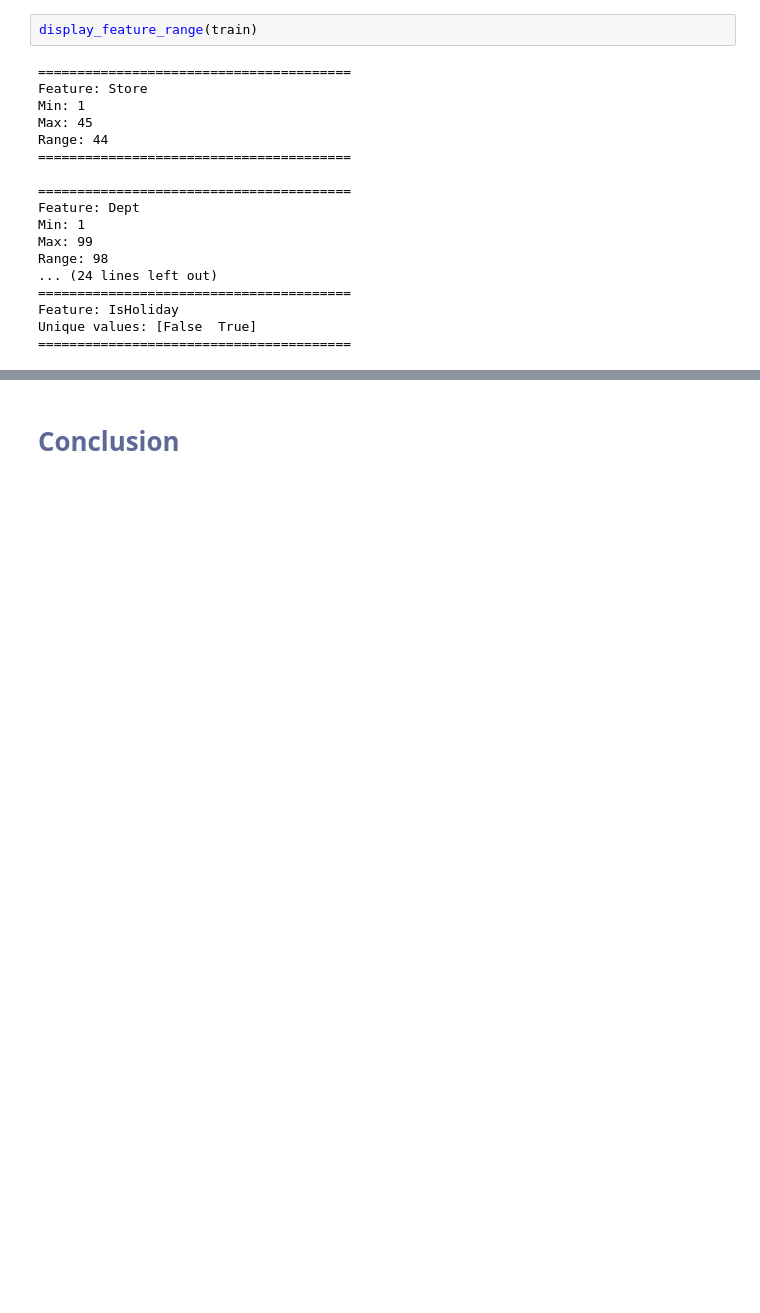
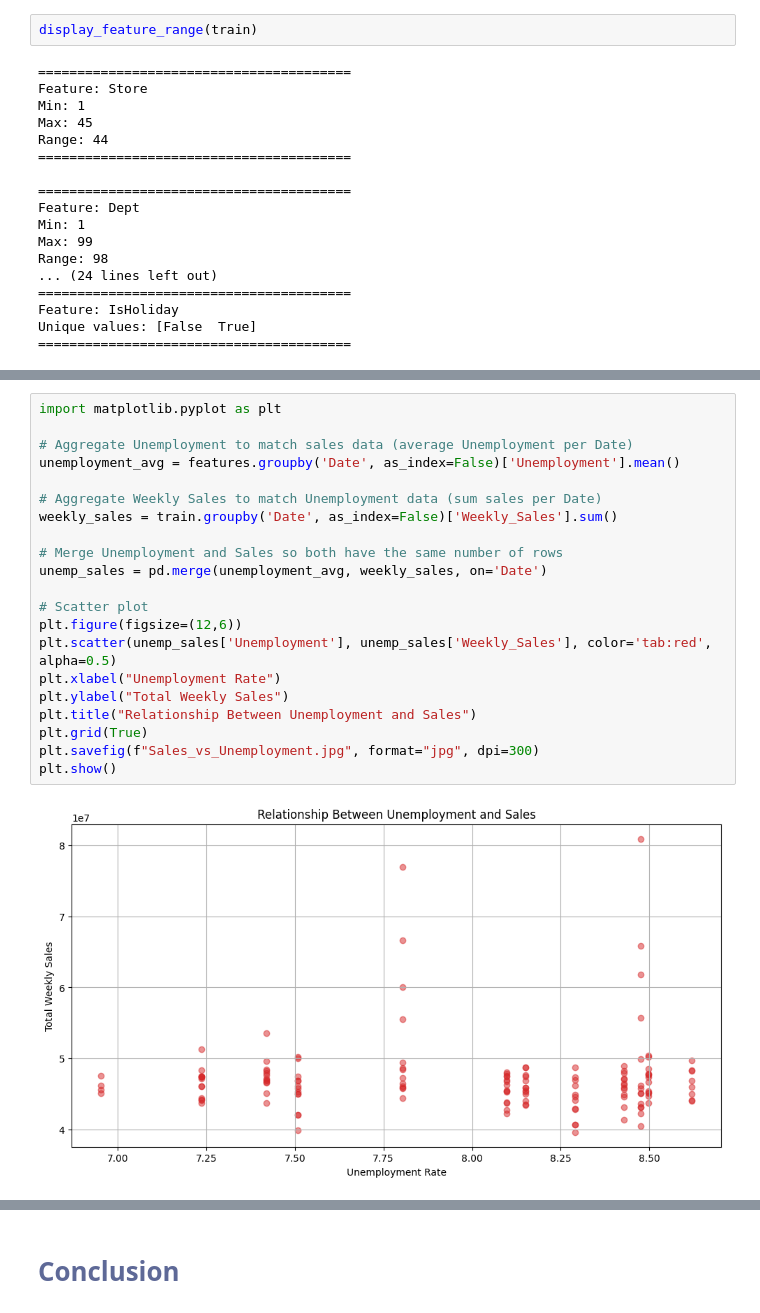
Before and after one commit to johnpospisil/walmart-sales, a Jupyter notebook: forecasting-walmart-sales.ipynb, the cells around one changed output, grey strips where cells are left out. Saved outputs shown, nothing was run; the diff lists cells and outputs as text; blank space fills up the shorter version.

```diff
--- a/forecasting-walmart-sales.ipynb
+++ b/forecasting-walmart-sales.ipynb
@@ -591,0 +678,23 @@ Unique values: [False  True]
+# %%
+import matplotlib.pyplot as plt
+
+# Aggregate Unemployment to match sales data (average Unemployment per Date)
+unemployment_avg = features.groupby('Date', as_index=False)['Unemployment'].mean()
+
+# Aggregate Weekly Sales to match Unemployment data (sum sales per Date)
+weekly_sales = train.groupby('Date', as_index=False)['Weekly_Sales'].sum()
+
+# Merge Unemployment and Sales so both have the same number of rows
+unemp_sales = pd.merge(unemployment_avg, weekly_sales, on='Date')
+
+# Scatter plot
+plt.figure(figsize=(12,6))
+plt.scatter(unemp_sales['Unemployment'], unemp_sales['Weekly_Sales'], color='tab:red', alpha=0.5)
+plt.xlabel("Unemployment Rate")
+plt.ylabel("Total Weekly Sales")
+plt.title("Relationship Between Unemployment and Sales")
+plt.grid(True)
+plt.savefig(f"Sales_vs_Unemployment.jpg", format="jpg", dpi=300)
+plt.show()
+# %% [output]
+[figure, added]
```
Also changed, not shown: parts of 21 cells of this notebook.
